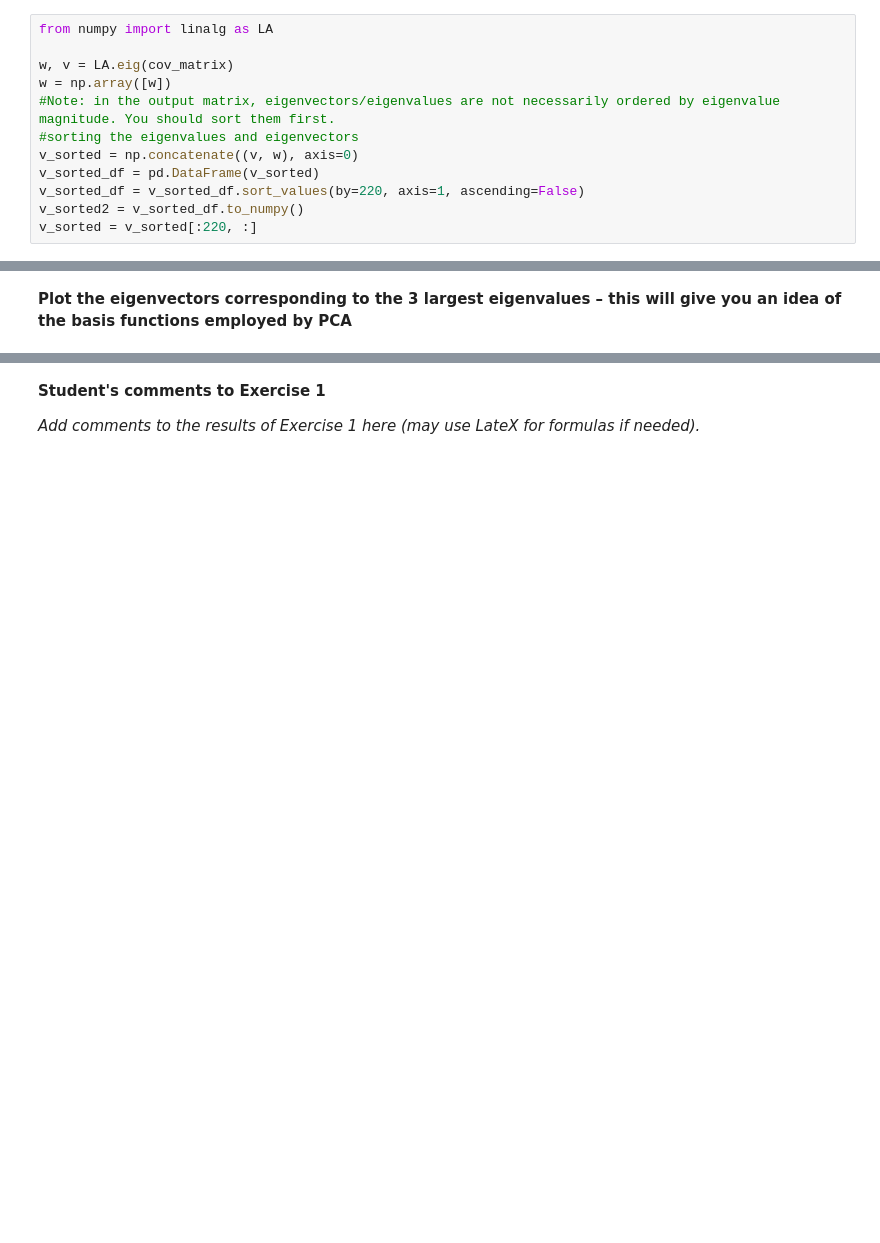
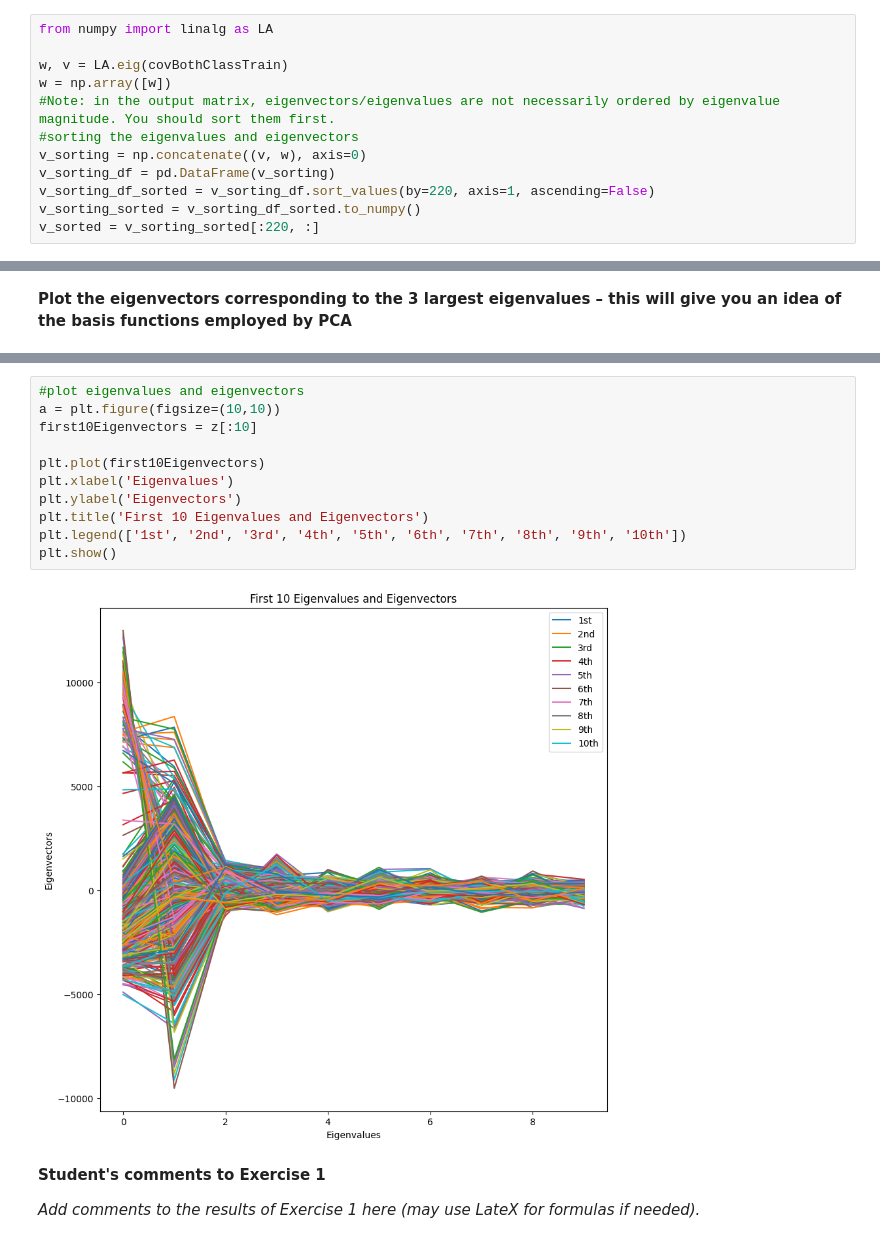
Before and after one commit to A-M-Alizadeh/Statistical-Labs, a Jupyter notebook: Stat Labs/Lab3/Lab3.ipynb, the cells around one changed output, grey strips where cells are left out. Cells and saved outputs as stored; diff of their text form; blank space fills up the shorter version.

```diff
--- a/Stat Labs/Lab3/Lab3.ipynb
+++ b/Stat Labs/Lab3/Lab3.ipynb
@@ -183,15 +183,15 @@ cov_matrix = np.cov(train, rowvar=False)
 # %%
 from numpy import linalg as LA
 
-w, v = LA.eig(cov_matrix)
+w, v = LA.eig(covBothClassTrain)
 w = np.array([w])
 #Note: in the output matrix, eigenvectors/eigenvalues are not necessarily ordered by eigenvalue magnitude. You should sort them first.
 #sorting the eigenvalues and eigenvectors
-v_sorted = np.concatenate((v, w), axis=0)
-v_sorted_df = pd.DataFrame(v_sorted)
-v_sorted_df = v_sorted_df.sort_values(by=220, axis=1, ascending=False)
-v_sorted2 = v_sorted_df.to_numpy()
-v_sorted = v_sorted[:220, :]
+v_sorting = np.concatenate((v, w), axis=0)
+v_sorting_df = pd.DataFrame(v_sorting)
+v_sorting_df_sorted = v_sorting_df.sort_values(by=220, axis=1, ascending=False)
+v_sorting_sorted = v_sorting_df_sorted.to_numpy()
+v_sorted = v_sorting_sorted[:220, :]
 # %% [markdown]
 **Choose a number of dimensions K<=220.Construct the eigenvector  matrix W for K components (i.e., select the last K columns)**
 # %%
@@ -233,3 +280,16 @@ print(MSE)
+# %%
+#plot eigenvalues and eigenvectors
+a = plt.figure(figsize=(10,10))
+first10Eigenvectors = z[:10]
+
+plt.plot(first10Eigenvectors)
+plt.xlabel('Eigenvalues')
+plt.ylabel('Eigenvectors')
+plt.title('First 10 Eigenvalues and Eigenvectors')
+plt.legend(['1st', '2nd', '3rd', '4th', '5th', '6th', '7th', '8th', '9th', '10th'])
+plt.show()
+# %% [output]
+[figure, added]
 # %% [markdown]
 **Student's comments to Exercise 1**
 
```
Also changed, not shown: parts of 6 cells of this notebook.
